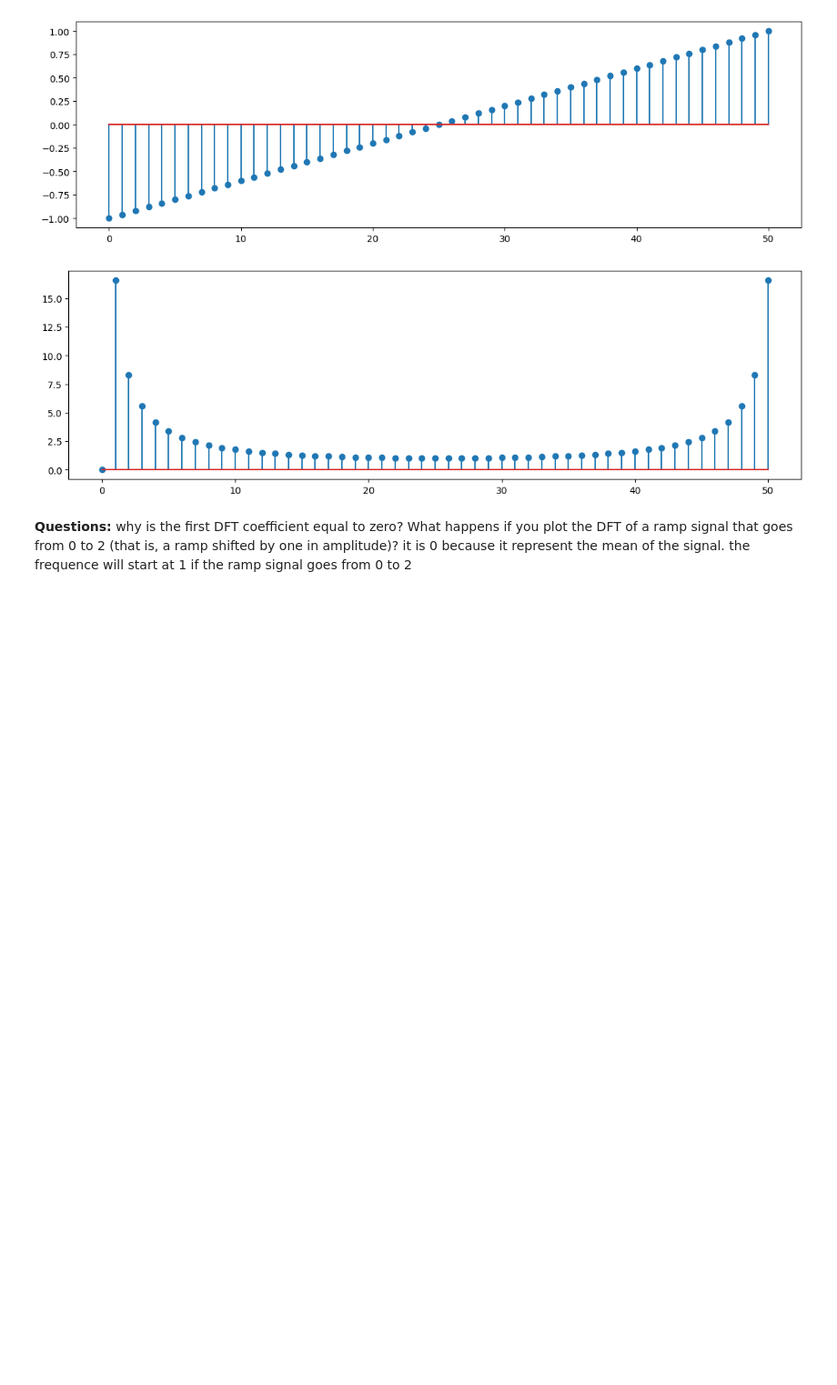
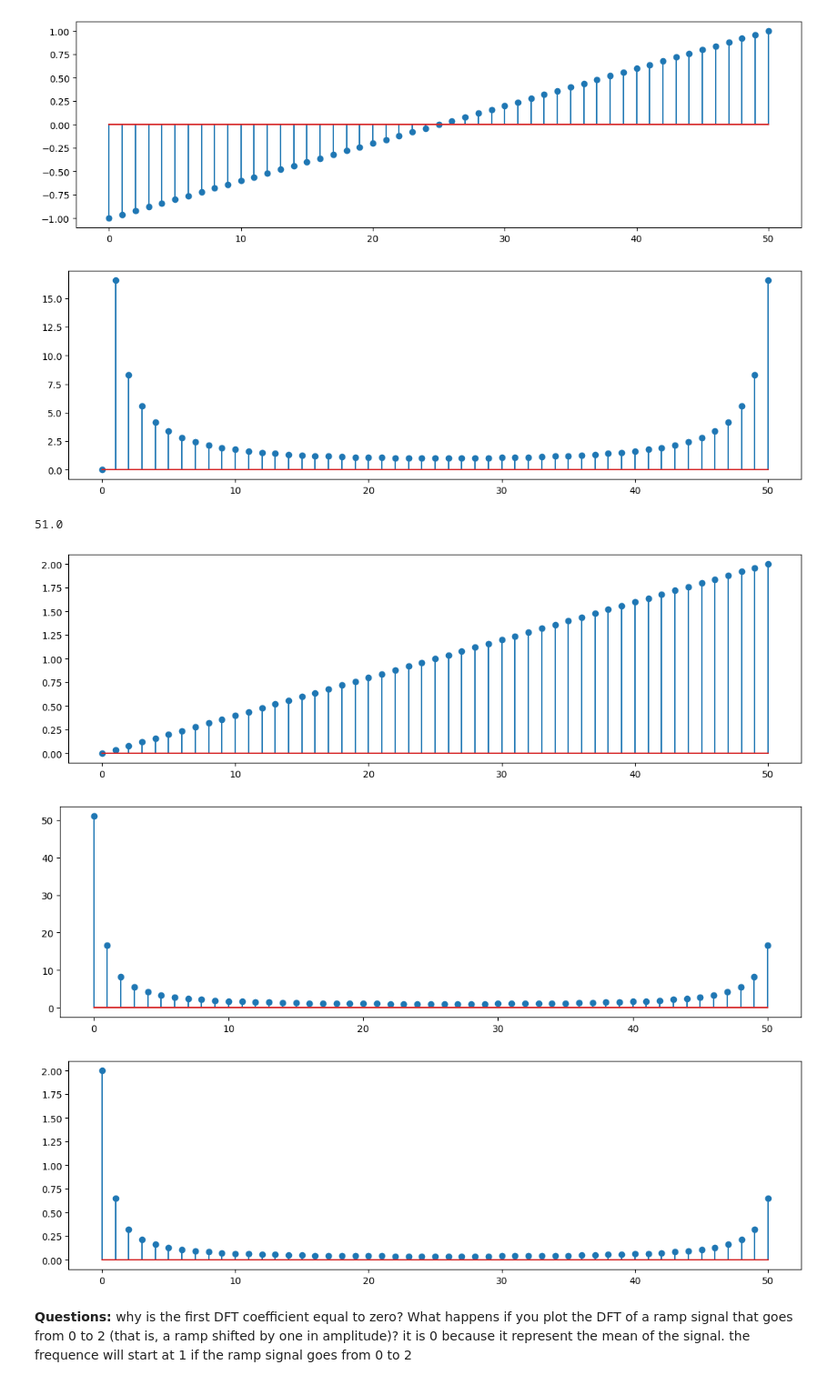
Before and after one commit to Titantek/COM2O2, a Jupyter notebook: 04-spectra/lab4_COM202.ipynb, the cells around one changed output. Shown: that part at 91% size. Drawn from its saved outputs; the diff is of its cells as text; code cells hidden in the pictures; blank space fills up the shorter version.

```diff
--- a/04-spectra/lab4_COM202.ipynb
+++ b/04-spectra/lab4_COM202.ipynb
@@ -62,6 +62,24 @@ X = np.fft.fft(x)
 plt.stem(abs(X));
 # %% [output]
 [figure]
+# %%
+x = x + 1
+print(sum(x))
+plt.stem(x)
+plt.show()
+X = np.fft.fft(x)
+X = abs(X)
+plt.stem(X)
+plt.show()
+# scale between 0 and 2
+X = 2 * X / len(X)
+plt.stem(X)
+plt.show()
+# %% [output]
+51.0
+[figure, added]
+[figure, added]
+[figure, added]
 # %% [markdown]
 **Questions:** why is the first DFT coefficient equal to zero? What happens if you plot the DFT of a ramp signal that goes from 0 to 2 (that is, a ramp shifted by one in amplitude)? it is 0 because it represent the mean of the signal. the frequence will start at 1 if the ramp signal goes from 0 to 2
 # %% [markdown]
```
Also changed, not shown: parts of 1 cell of this notebook, 5 other files.
